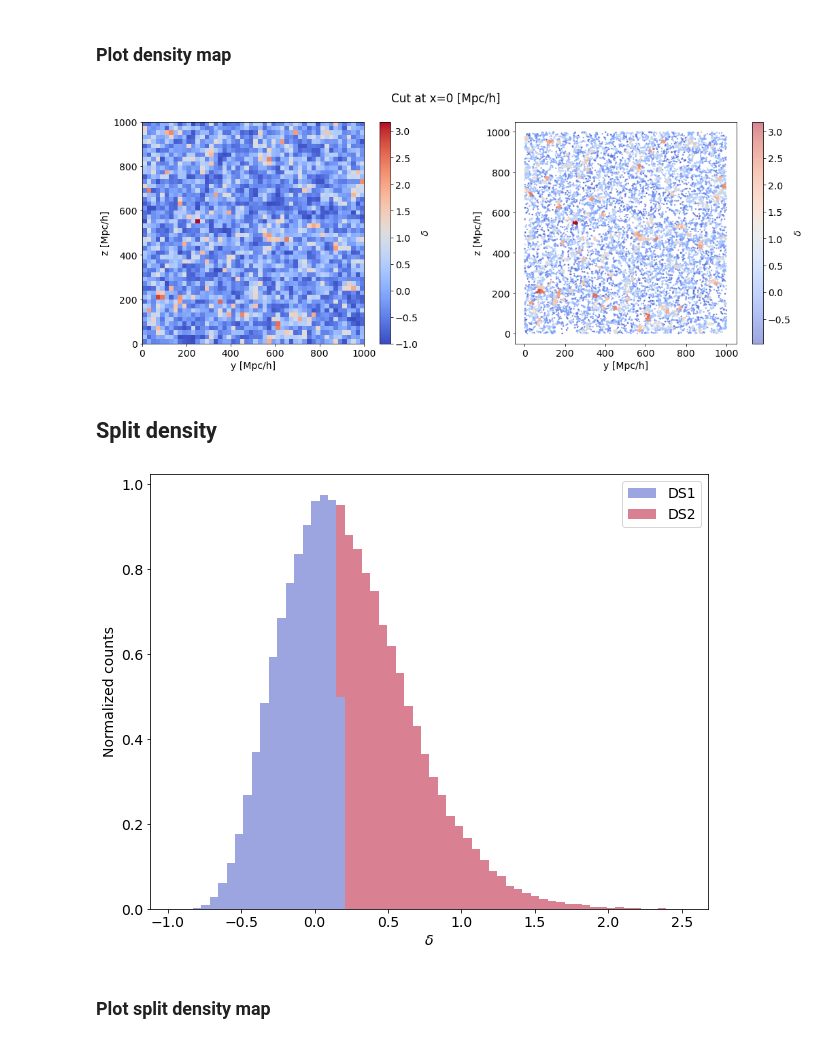
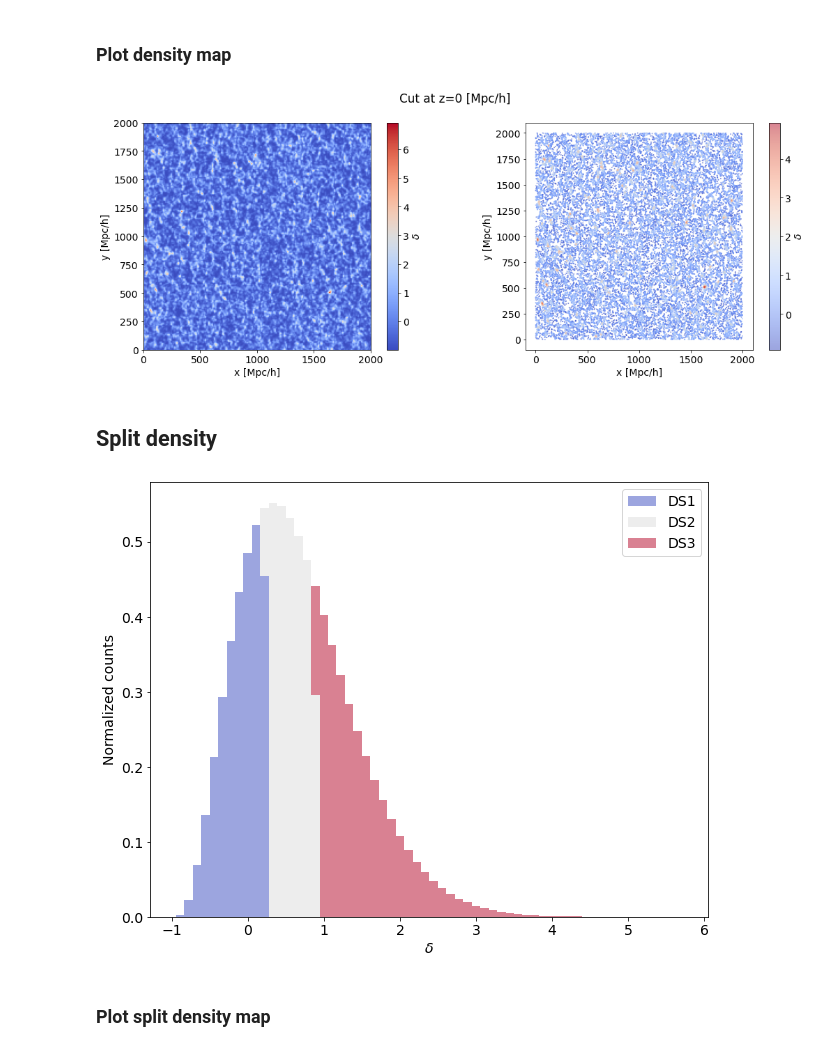
Before and after one commit to mathildepinon/densitysplit, a Jupyter notebook: nb/DensitySplits.ipynb, the cells around one changed output. Drawn from its saved outputs; the diff is of its cells as text; code cells hidden in the pictures.

```diff
--- a/nb/DensitySplits.ipynb
+++ b/nb/DensitySplits.ipynb
@@ -39,7 +39,7 @@ cosmo_abacus = fiducial.AbacusSummitBase()
 bg = cosmo_abacus.get_background()
 hz = bg.hubble_function(catalog.redshift)
 
-catalog.set_rsd(hz)
+catalog.set_rsd(hz=hz)
 # %% [markdown]
 ### Plot halos
 # %%
@@ -85,30 +85,30 @@ cmap = plt.get_cmap('coolwarm')
 fig, axes = plt.subplots(1, 2, figsize=(18, 6), sharey = False)
 
 idx=0
-cut_direction = 'x'
+cut_direction = 'z'
 
 catalog_density.show_density_map(fig, axes[0], cut_direction=cut_direction, cut_idx=idx, cmap=cmap)
-catalog_density.show_halos_map(fig, axes[1], cellsize, cut_direction=cut_direction, cut_idx=idx, cmap=cmap)
+catalog_density.show_halos_map(fig, axes[1], cellsize, cut_direction=cut_direction, cut_idx=idx, cmap=cmap, use_rsd=True)
 
 plt.suptitle('Cut at '+cut_direction+'={} [Mpc/h]'.format(idx*catalog_density.cellsize))
 plt.show()
 # %% [output]
-[figure, old version]
+[figure, new version]
 # %% [markdown]
 ## Split density
 # %%
-catalog_density.split_density(2)
+catalog_density.split_density(3)
 cmap = plt.get_cmap('coolwarm', catalog_density.nsplits)
 colors = [cmap(i) for i in range(catalog_density.nsplits)]
 
 plt.hist(catalog_density.split_densities, bins=60, histtype='barstacked', label=['DS{}'.format(i) for i in catalog_density.split_labels], density=True,
          color=colors, alpha=0.5)
 plt.xlabel("$\delta$")
 plt.ylabel("Normalized counts")
 plt.legend()
 plt.show()
 # %% [output]
-[figure, old version]
+[figure, new version]
 # %% [markdown]
 ### Plot split density map
 # %%
```
Also changed, not shown: parts of 6 cells of this notebook, 7 other files.
